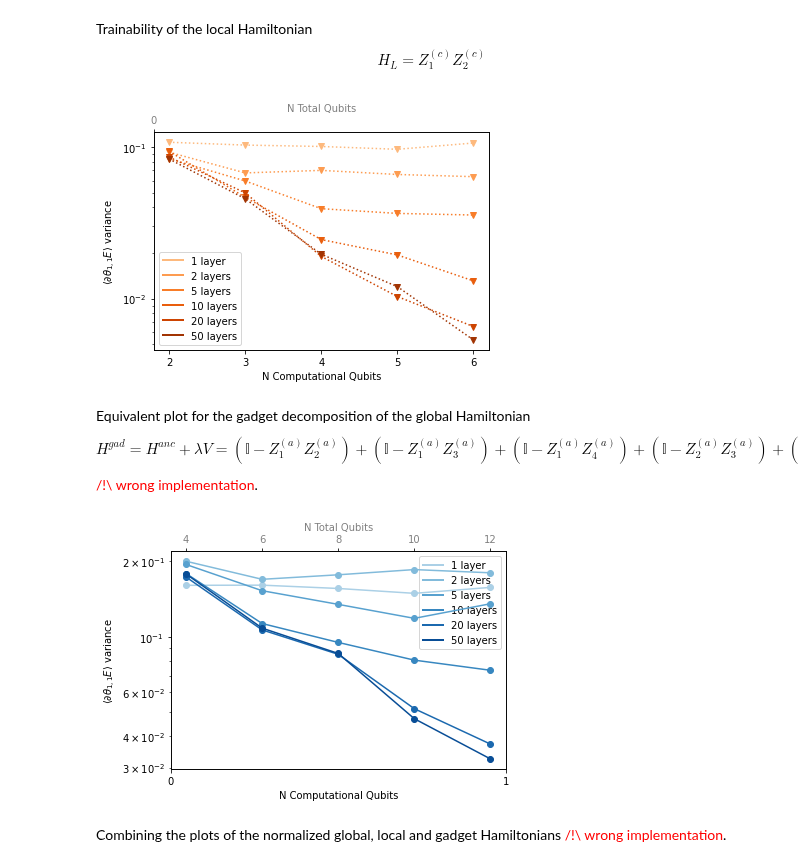
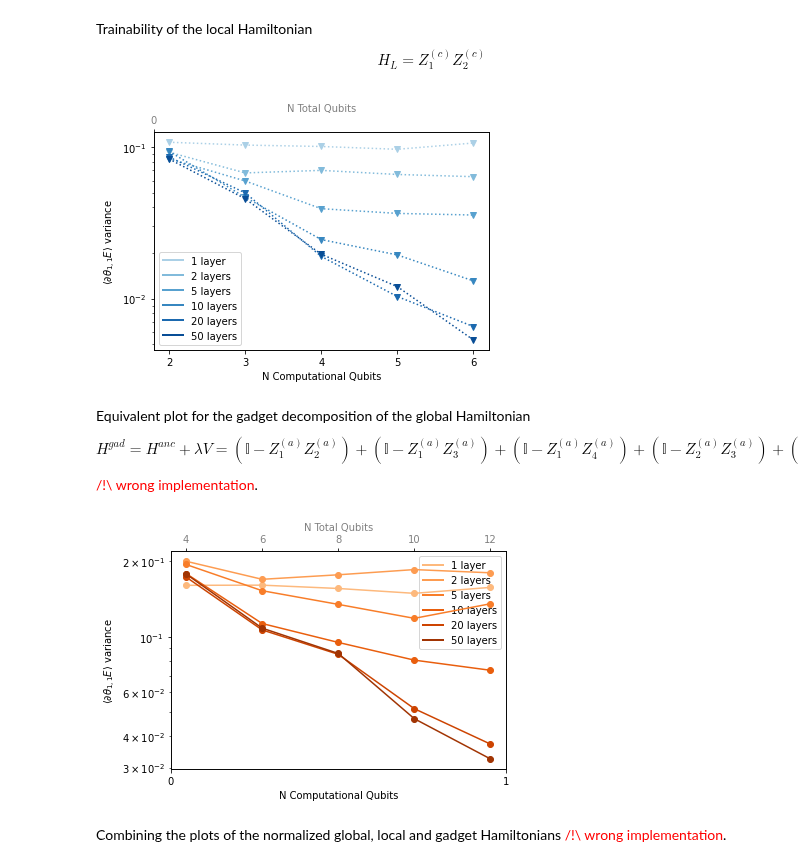
Before and after one commit to SimonCichy/barren-gadgets, a Jupyter notebook: plotting/relevant_results.ipynb, the cells around one changed output. Saved outputs shown, nothing was run; the diff lists cells and outputs as text; code cells hidden in the pictures.

```diff
--- a/plotting/relevant_results.ipynb
+++ b/plotting/relevant_results.ipynb
@@ -13,7 +13,9 @@ First importing the relevant packages
 # %%
 import matplotlib.pyplot as plt
 import numpy as np
-from gadget_plots import plot_variances_vs_qubits, plot_variances_vs_layers
+from gadget_plots import *
+
+data_folder = '../../results/data/'
 
 # colours = [['#36226b', '#22236b', '#22656b', '#226b2b', '#606b22', '#6b4d22', '#6b2a22'],
 #            ['#6f45d8', '#4547d8', '#45ccd8', '#45d859', '#c2d845', '#d89d45', '#d85645'],
@@ -40,10 +42,10 @@ plot_variances_vs_qubits([file_glob], [colours[0]])
 Trainability of the local Hamiltonian
 $$H_L = Z_1^{(c)} Z_2^{(c)}$$
 # %%
-file_loc = '../../results/data/220401_local_circuit_6qubits_50layers_1000samples.dat'
-plot_variances_vs_qubits([file_loc], [colours[2]])
+file_loc = data_folder + 'gradients/220401_local_circuit_6qubits_50layers_1000samples.dat'
+plot_variances_vs_qubits([file_loc], [colours[1]])
 # %% [output]
-[figure, old version]
+[figure, new version]
 # %% [markdown]
 Equivalent plot for the gadget decomposition of the global Hamiltonian
 $$H^{gad} = H^{anc} + \lambda V
@@ -52,10 +54,10 @@ $$H^{gad} = H^{anc} + \lambda V
     + \lambda (Z_1^{(c)} \otimes X_1^{(a)} + Z_2^{(c)} \otimes X_2^{(a)} + Z_3^{(c)} \otimes X_3^{(a)} + Z_4^{(c)} \otimes X_4^{(a)})$$
 <span style="color:red">/!\ wrong implementation</span>.
 # %%
-file_gad = '../../results/data/220402_gadget_circuit_6qubits_50layers_1000samples.dat'
-plot_variances_vs_qubits([file_gad], [colours[1]])
+file_gad = data_folder + 'gradients/220402_gadget_circuit_6qubits_50layers_1000samples.dat'
+plot_variances_vs_qubits([file_gad], [colours[2]])
 # %% [output]
-[figure, old version]
+[figure, new version]
 # %% [markdown]
 Combining the plots of the normalized global, local and gadget Hamiltonians
 <span style="color:red">/!\ wrong implementation</span>.
```
Also changed, not shown: parts of 12 cells of this notebook, 1 other file.
